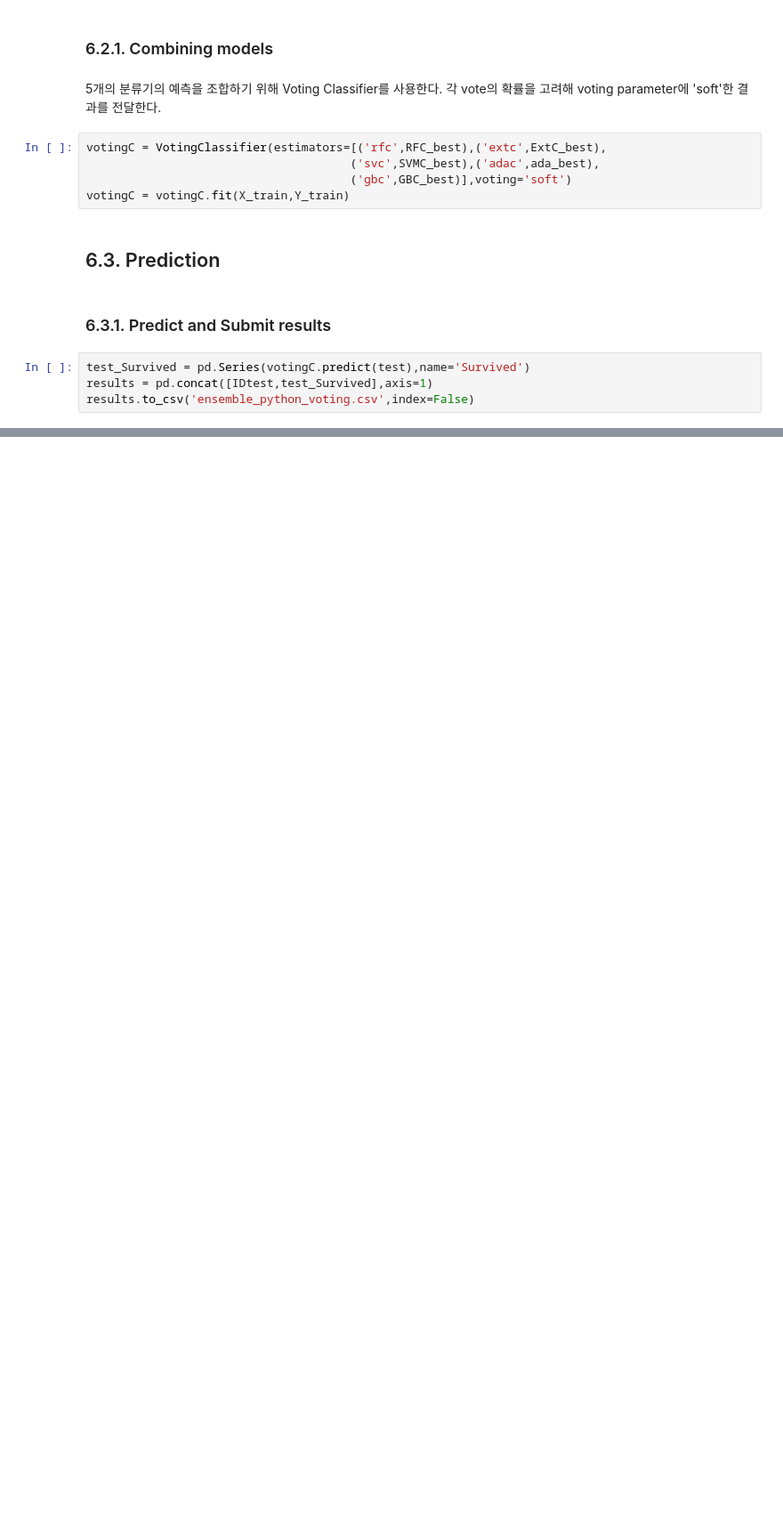
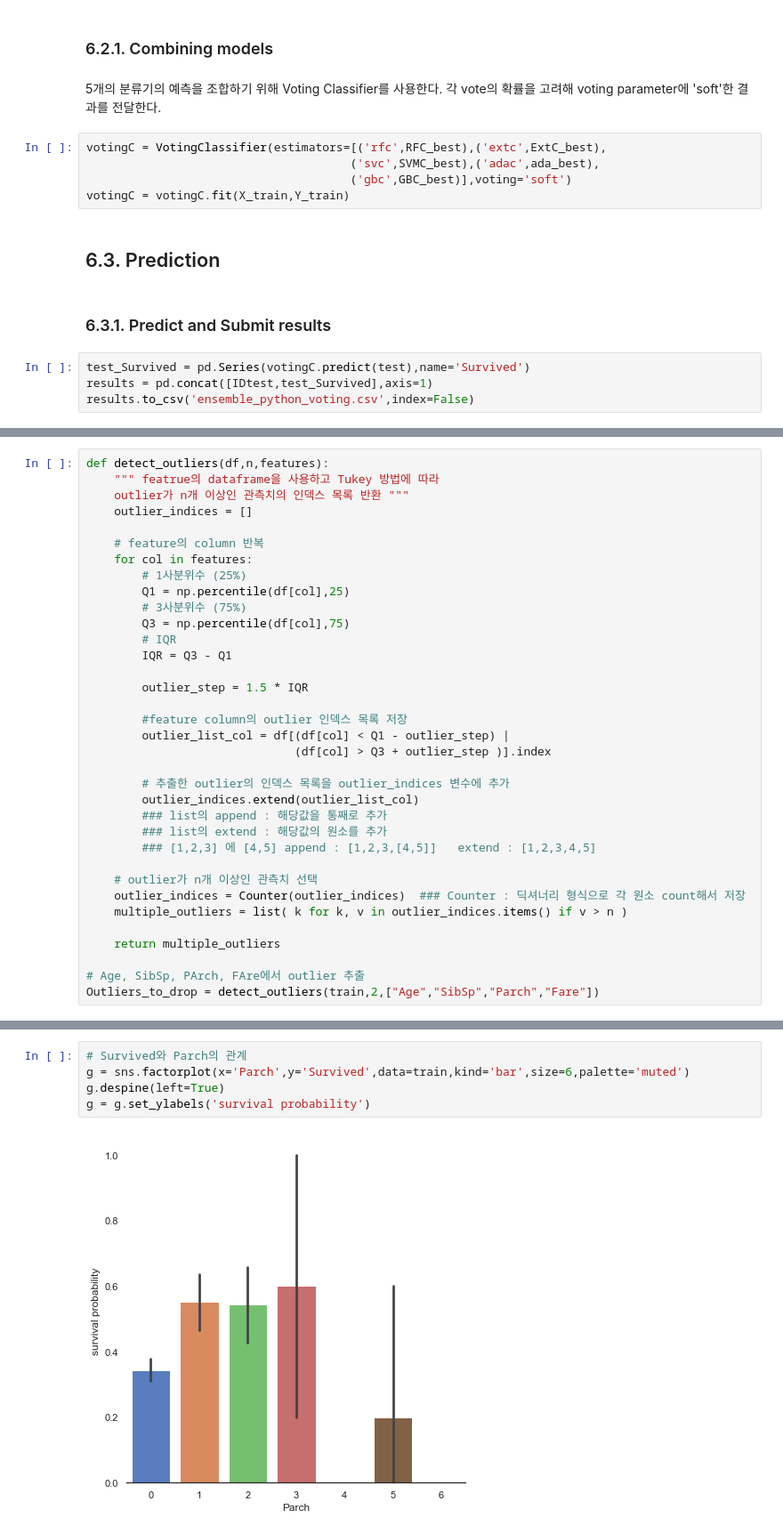
Before and after one commit to Haebuk/kagglestudy, a Jupyter notebook: Titanic competition/titanic_3_sion.ipynb, the cells around one changed output, grey strips where cells are left out. Shown at 89% size. Saved outputs shown, nothing was run; the diff lists cells and outputs as text; blank space fills up the shorter version.

```diff
--- a/Titanic competition/titanic_3_sion.ipynb
+++ b/Titanic competition/titanic_3_sion.ipynb
@@ -906,0 +947,35 @@ results.to_csv('ensemble_python_voting.csv',index=False)
+# %%
+def detect_outliers(df,n,features):
+    """ featrue의 dataframe을 사용하고 Tukey 방법에 따라
+    outlier가 n개 이상인 관측치의 인덱스 목록 반환 """
+    outlier_indices = []
+
+    # feature의 column 반복
+    for col in features:
+        # 1사분위수 (25%)
+        Q1 = np.percentile(df[col],25)
+        # 3사분위수 (75%)
+        Q3 = np.percentile(df[col],75)
+        # IQR
+        IQR = Q3 - Q1
+
+        outlier_step = 1.5 * IQR
+
+        #feature column의 outlier 인덱스 목록 저장
+        outlier_list_col = df[(df[col] < Q1 - outlier_step) |
+                              (df[col] > Q3 + outlier_step )].index
+
+        # 추출한 outlier의 인덱스 목록을 outlier_indices 변수에 추가
+        outlier_indices.extend(outlier_list_col)
+        ### list의 append : 해당값을 통째로 추가
+        ### list의 extend : 해당값의 원소를 추가
+        ### [1,2,3] 에 [4,5] append : [1,2,3,[4,5]]   extend : [1,2,3,4,5]
+
+    # outlier가 n개 이상인 관측치 선택
+    outlier_indices = Counter(outlier_indices)  ### Counter : 딕셔너리 형식으로 각 원소 count해서 저장
+    multiple_outliers = list( k for k, v in outlier_indices.items() if v > n )
+
+    return multiple_outliers
+
+# Age, SibSp, PArch, FAre에서 outlier 추출
+Outliers_to_drop = detect_outliers(train,2,["Age","SibSp","Parch","Fare"])
@@ -906,0 +1140,7 @@ results.to_csv('ensemble_python_voting.csv',index=False)
+# %%
+# Survived와 Parch의 관계
+g = sns.factorplot(x='Parch',y='Survived',data=train,kind='bar',size=6,palette='muted')
+g.despine(left=True)
+g = g.set_ylabels('survival probability')
+# %% [output]
+[figure, added]
```
Also changed, not shown: parts of 124 cells of this notebook.
